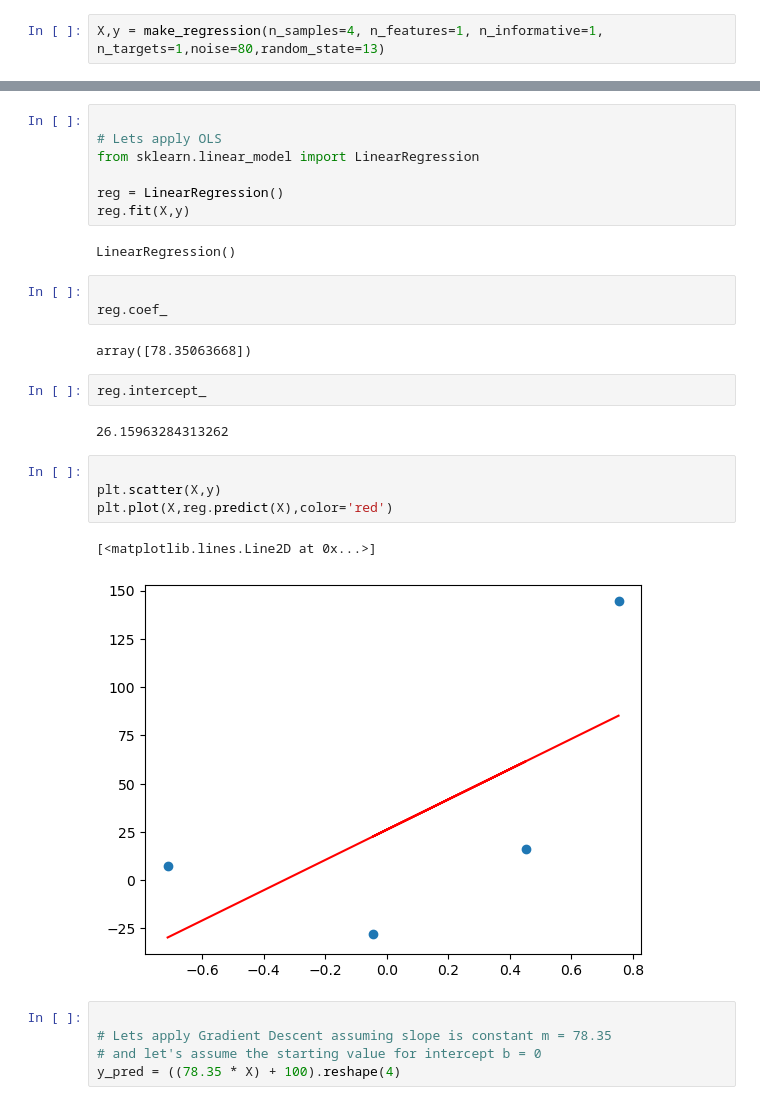
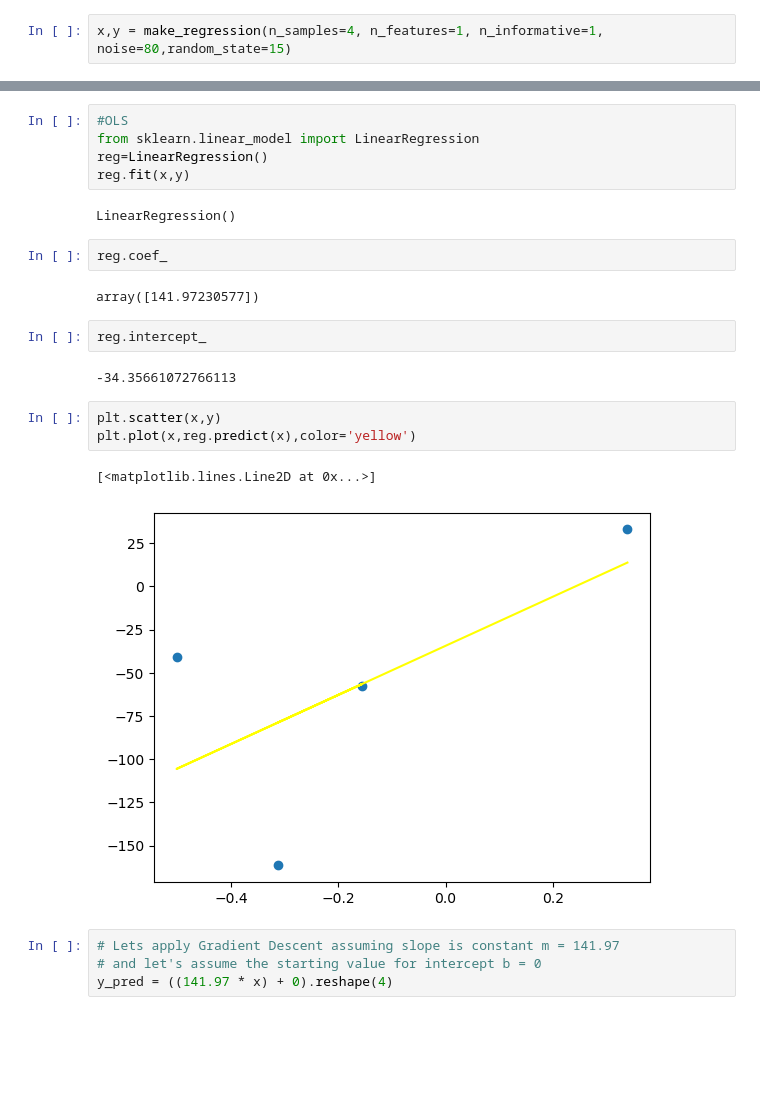
Before and after one commit to SiD10PANDEY/Simple-Linear-Reg, a Jupyter notebook: GradientDescent1.ipynb, the cells around one changed output, grey strips where cells are left out. Drawn from its saved outputs; the diff is of its cells as text; blank space fills up the shorter version.

```diff
--- a/GradientDescent1.ipynb
+++ b/GradientDescent1.ipynb
@@ -3,4 +2,4 @@
 from sklearn.datasets import make_regression
 import numpy as np
 # %%
-X,y = make_regression(n_samples=4, n_features=1, n_informative=1, n_targets=1,noise=80,random_state=13)
+x,y = make_regression(n_samples=4, n_features=1, n_informative=1, noise=80,random_state=15)
@@ -13,31 +23,26 @@ plt.scatter(X,y)
 # %%
-
-# Lets apply OLS
+#OLS
 from sklearn.linear_model import LinearRegression
-
-reg = LinearRegression()
-reg.fit(X,y)
+reg=LinearRegression()
+reg.fit(x,y)
 # %% [output]
 LinearRegression()
-# %%
-
-reg.coef_
-# %% [output]
-array([78.35063668])
+# %%
+reg.coef_
+# %% [output]
+array([141.97230577])
 # %%
 reg.intercept_
 # %% [output]
-26.15963284313262
+-34.35661072766113
 # %%
-
-plt.scatter(X,y)
-plt.plot(X,reg.predict(X),color='red')
+plt.scatter(x,y)
+plt.plot(x,reg.predict(x),color='yellow')
 # %% [output]
 [<matplotlib.lines.Line2D at 0x...>]
-[figure, old version]
+[figure, new version]
 # %%
-
-# Lets apply Gradient Descent assuming slope is constant m = 78.35
+# Lets apply Gradient Descent assuming slope is constant m = 141.97
 # and let's assume the starting value for intercept b = 0
-y_pred = ((78.35 * X) + 100).reshape(4)
+y_pred = ((141.97 * x) + 0).reshape(4)
 # %%
```
Also changed, not shown: parts of 21 cells of this notebook.
